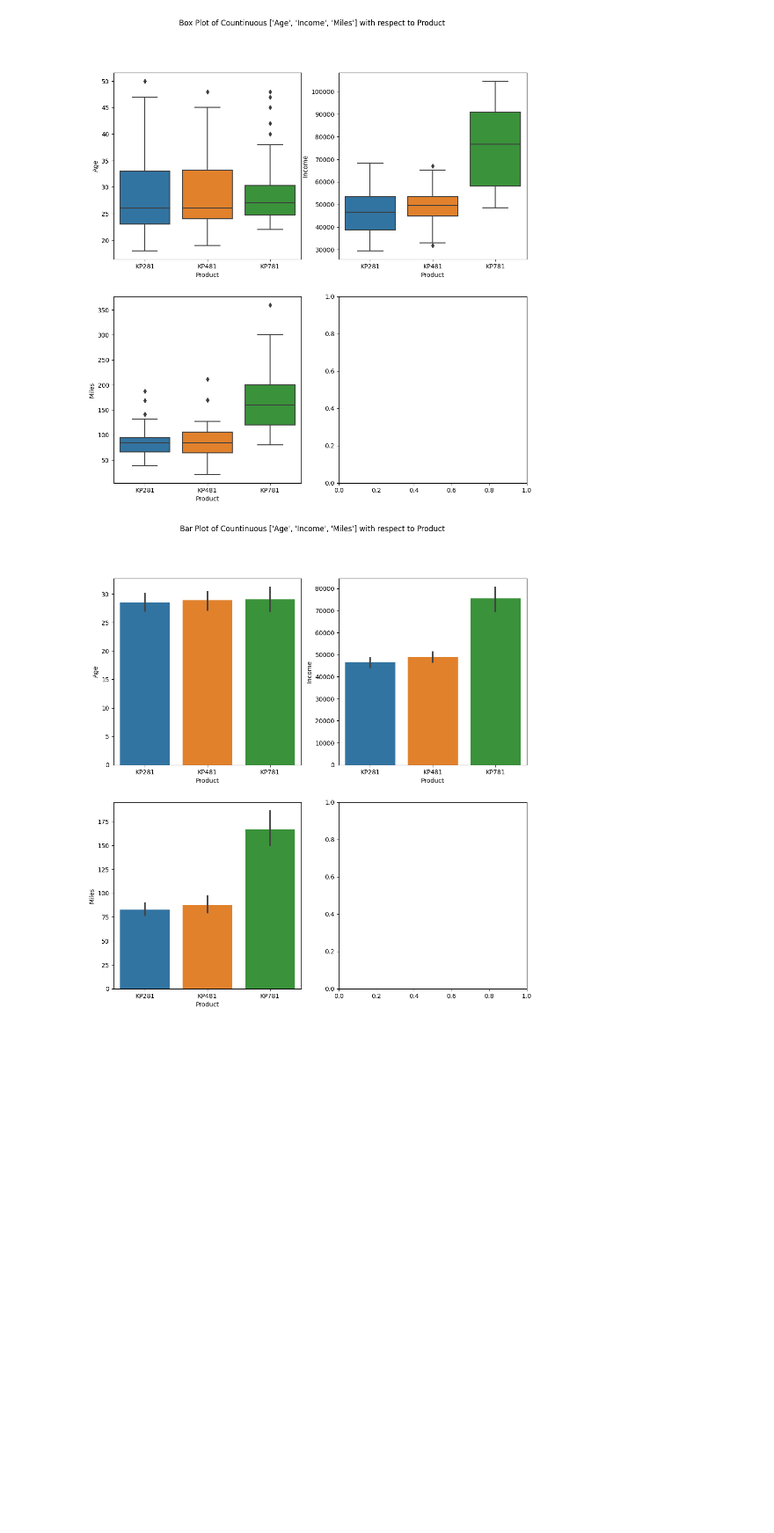
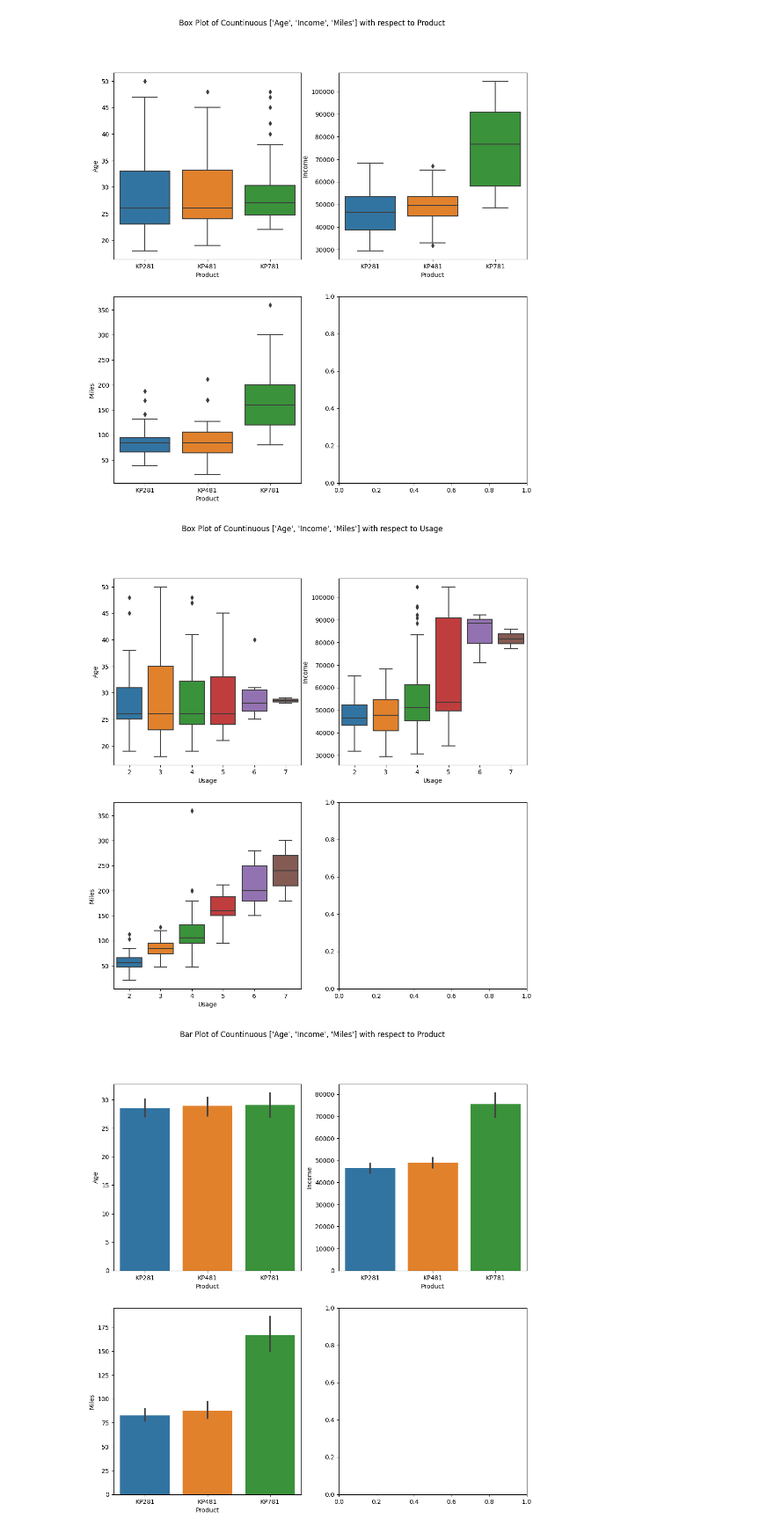
Before and after one commit to rahulsm27/Case_Studies, a Jupyter notebook: 1_Aerofit/Final_Solution.ipynb, the cells around one changed output. Shown at 88% size. Cells and saved outputs as stored; diff of their text form; code cells hidden in the pictures; blank space fills up the shorter version.

```diff
--- a/1_Aerofit/solution.ipynb
+++ b/1_Aerofit/Final_Solution.ipynb
@@ -82,3 +114,8 @@ print(f"Numerical discrete  columns : {dis_columns}")
 Categorical columns : ['Product', 'Gender', 'MaritalStatus']
 Numerical continuous columns : ['Age', 'Income', 'Miles']
 Numerical discrete  columns : ['Education', 'Usage', 'Fitness']
+# %%
+for i in cat_columns+ dis_columns:
+    print("-"*60)
+    print(df[i].value_counts())
+    print()
@@ -129,6 +191,19 @@ for i,j in  enumerate(cont_columns):
 plt.show()
 # %% [output]
 [figure]
+# %%
+nrows = 2
+ncols = 2
+fig, axes = plt.subplots(nrows=nrows, ncols = ncols, figsize=(12,12))
+sub = [(i,j) for i in range(nrows) for j in range(ncols)]
+plt.suptitle(f"Box Plot of Countinuous {cont_columns} with respect to Usage ")
+for i,j in  enumerate(cont_columns):
+    ax = axes[sub[i][0],sub[i][1]]
+    sns.boxplot(data=df,x="Usage", y=j,ax=ax )
+
+plt.show()
+# %% [output]
+[figure, added]
 # %%
 
 nrows = 2
```
Also changed, not shown: parts of 14 cells of this notebook, 3 other files.
